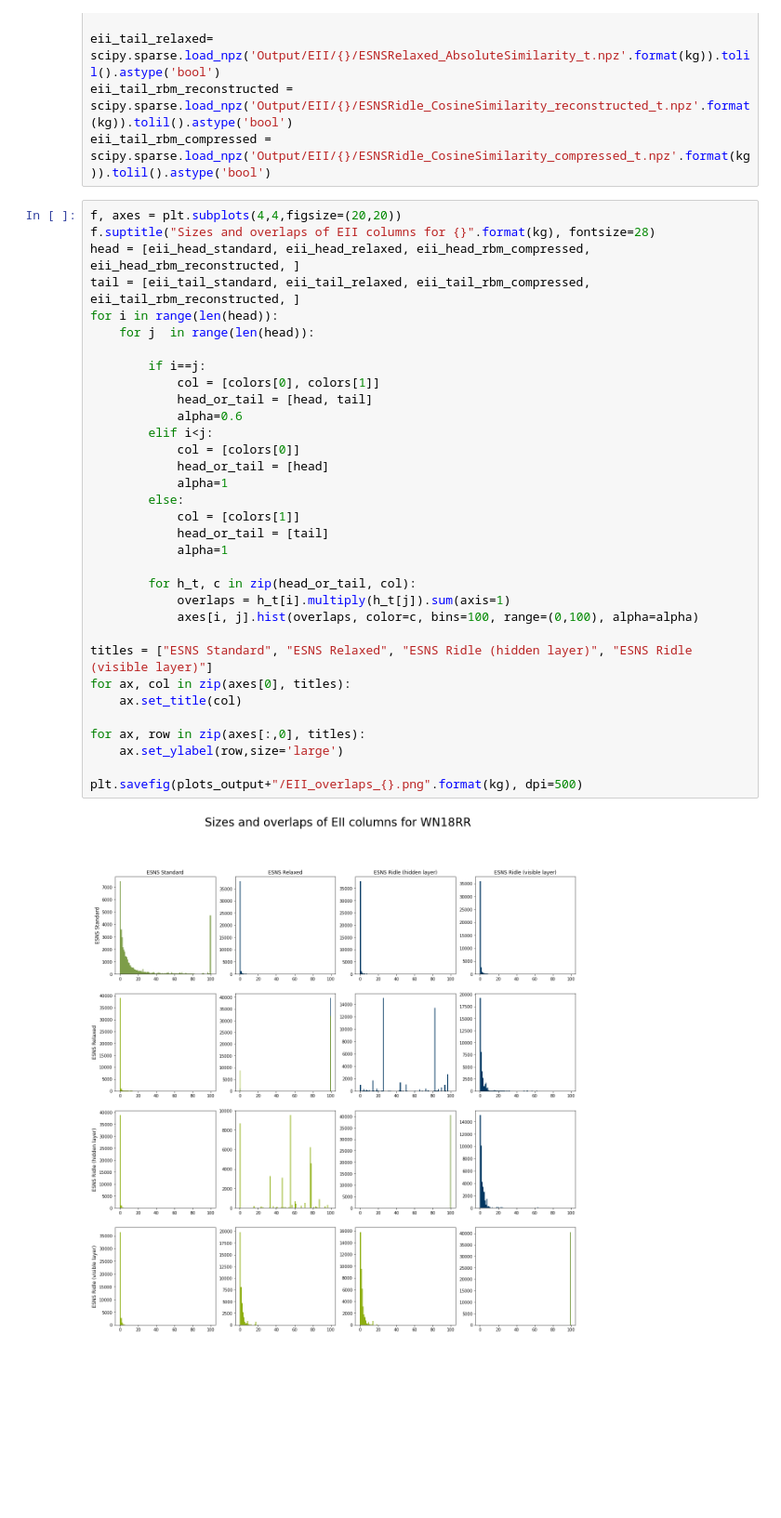
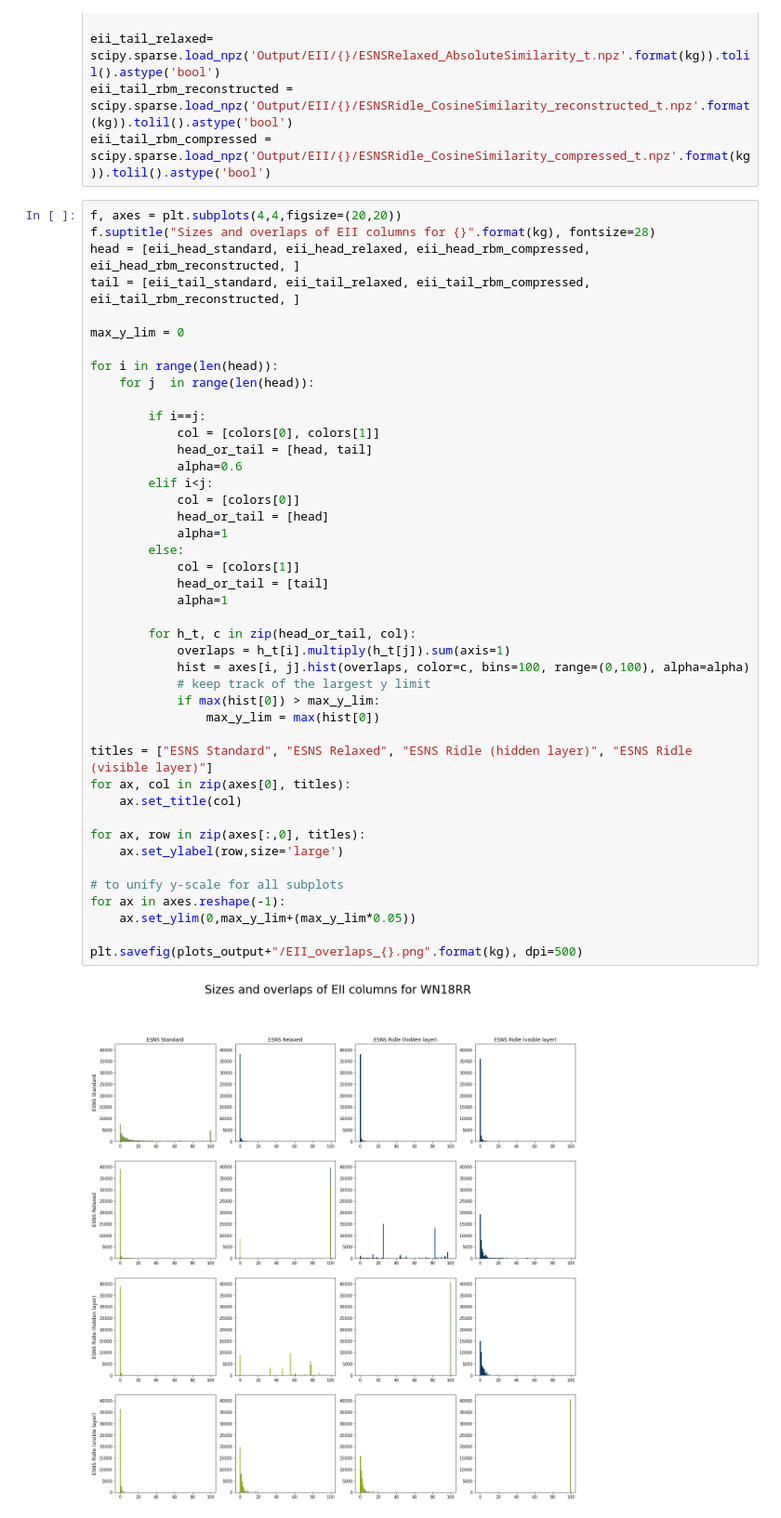
Before and after one commit to jguski/negative_sampling_rbm, a Jupyter notebook: kg_statistics.ipynb, the cells around one changed output. Shown at 93% size. Drawn from its saved outputs; the diff is of its cells as text; blank space fills up the shorter version.

Commit message:
adapted y limit in overlap plot, restructured hpo

```diff
--- a/kg_statistics.ipynb
+++ b/kg_statistics.ipynb
@@ -365,33 +365,43 @@ f, axes = plt.subplots(4,4,figsize=(20,20))
 f.suptitle("Sizes and overlaps of EII columns for {}".format(kg), fontsize=28)
 head = [eii_head_standard, eii_head_relaxed, eii_head_rbm_compressed, eii_head_rbm_reconstructed, ]
 tail = [eii_tail_standard, eii_tail_relaxed, eii_tail_rbm_compressed, eii_tail_rbm_reconstructed, ]
+
+max_y_lim = 0
+
 for i in range(len(head)):
     for j  in range(len(head)):
 
         if i==j:
             col = [colors[0], colors[1]]
             head_or_tail = [head, tail]
             alpha=0.6
         elif i<j:
             col = [colors[0]]
             head_or_tail = [head]
             alpha=1
         else:
             col = [colors[1]]
             head_or_tail = [tail]
             alpha=1
 
         for h_t, c in zip(head_or_tail, col):
             overlaps = h_t[i].multiply(h_t[j]).sum(axis=1)
-            axes[i, j].hist(overlaps, color=c, bins=100, range=(0,100), alpha=alpha)
+            hist = axes[i, j].hist(overlaps, color=c, bins=100, range=(0,100), alpha=alpha)
+            # keep track of the largest y limit
+            if max(hist[0]) > max_y_lim:
+                max_y_lim = max(hist[0])
 
 titles = ["ESNS Standard", "ESNS Relaxed", "ESNS Ridle (hidden layer)", "ESNS Ridle (visible layer)"]
 for ax, col in zip(axes[0], titles):
     ax.set_title(col)
 
 for ax, row in zip(axes[:,0], titles):
     ax.set_ylabel(row,size='large')
 
+# to unify y-scale for all subplots
+for ax in axes.reshape(-1):
+    ax.set_ylim(0,max_y_lim+(max_y_lim*0.05))
+
 plt.savefig(plots_output+"/EII_overlaps_{}.png".format(kg), dpi=500)
 # %% [output]
-[figure, old version]
+[figure, new version]
```
Also changed, not shown: 2 other files.
